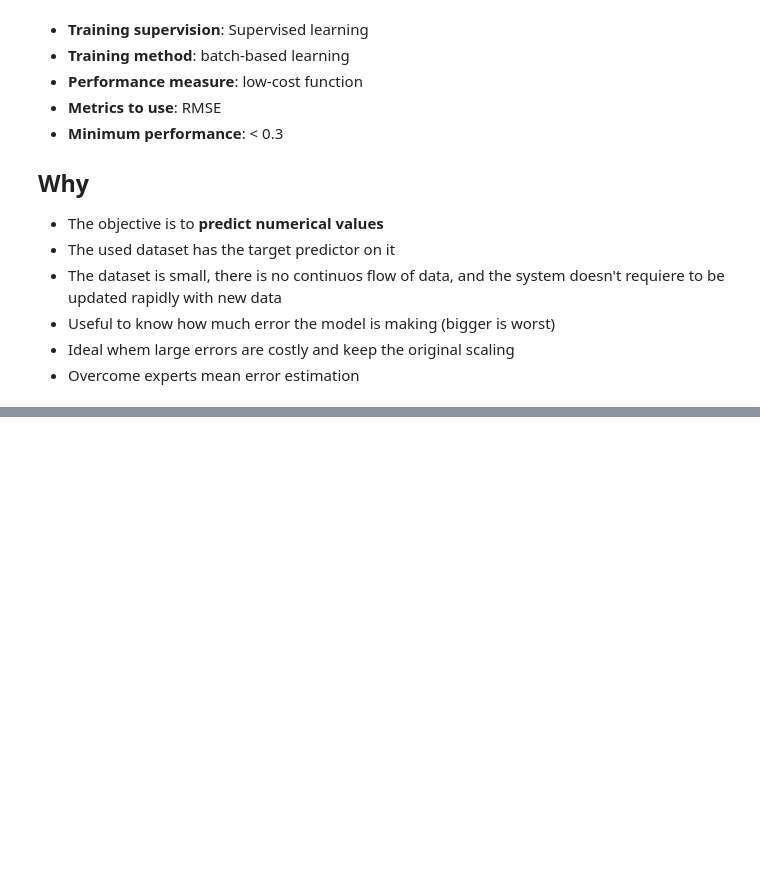
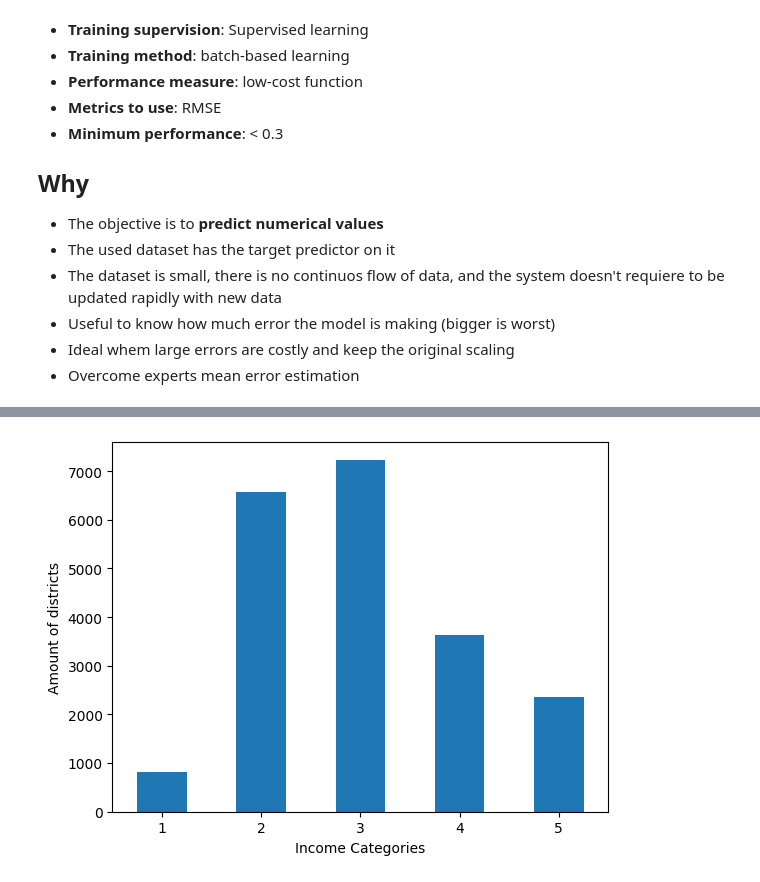
Before and after one commit to Juan-D-Wills/end-to-end-ML-project, a Jupyter notebook: House_pricing_book_example.ipynb, the cells around one changed output, grey strips where cells are left out. Drawn from its saved outputs; the diff is of its cells as text; code cells hidden in the pictures; blank space fills up the shorter version.

Commit message:
step:  Explore full dataset, make stratified sampling

```diff
--- a/House_pricing_book_example.ipynb
+++ b/House_pricing_book_example.ipynb
@@ -78,0 +137,21 @@ housing.size
+# %%
+# Splitting data into training and test
+## Method to use: Stratified Sampling
+import numpy as np
+from sklearn.model_selection import train_test_split
+
+# create categories from median_income
+housing["income_cat"] = pd.cut(housing["median_income"],
+                               bins=[0, 1.5, 3.0, 4.5, 6, np.inf],
+                               labels=[1, 2, 3, 4, 5]
+                              )
+housing_strat = housing["income_cat"].value_counts().sort_index()
+
+# make bar plot
+housing_strat.plot.bar(xlabel="Income Categories", rot=0, ylabel="Amount of districts")
+plt.show()
+
+# Get training and test datasets
+train_split, test_split = train_test_split(housing, stratify=housing["income_cat"], test_size=.2, random_state=42)
+# %% [output]
+[figure, added]
```
Also changed, not shown: parts of 10 cells of this notebook.
